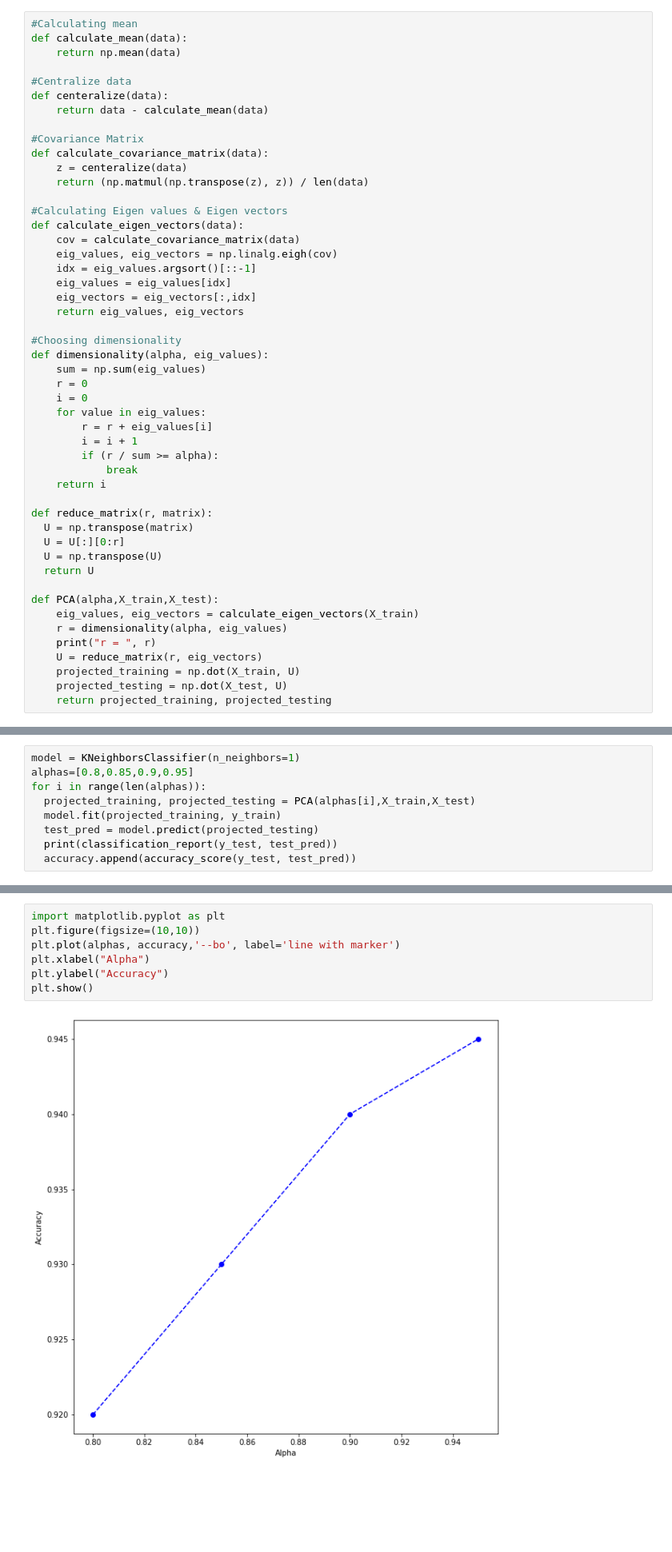
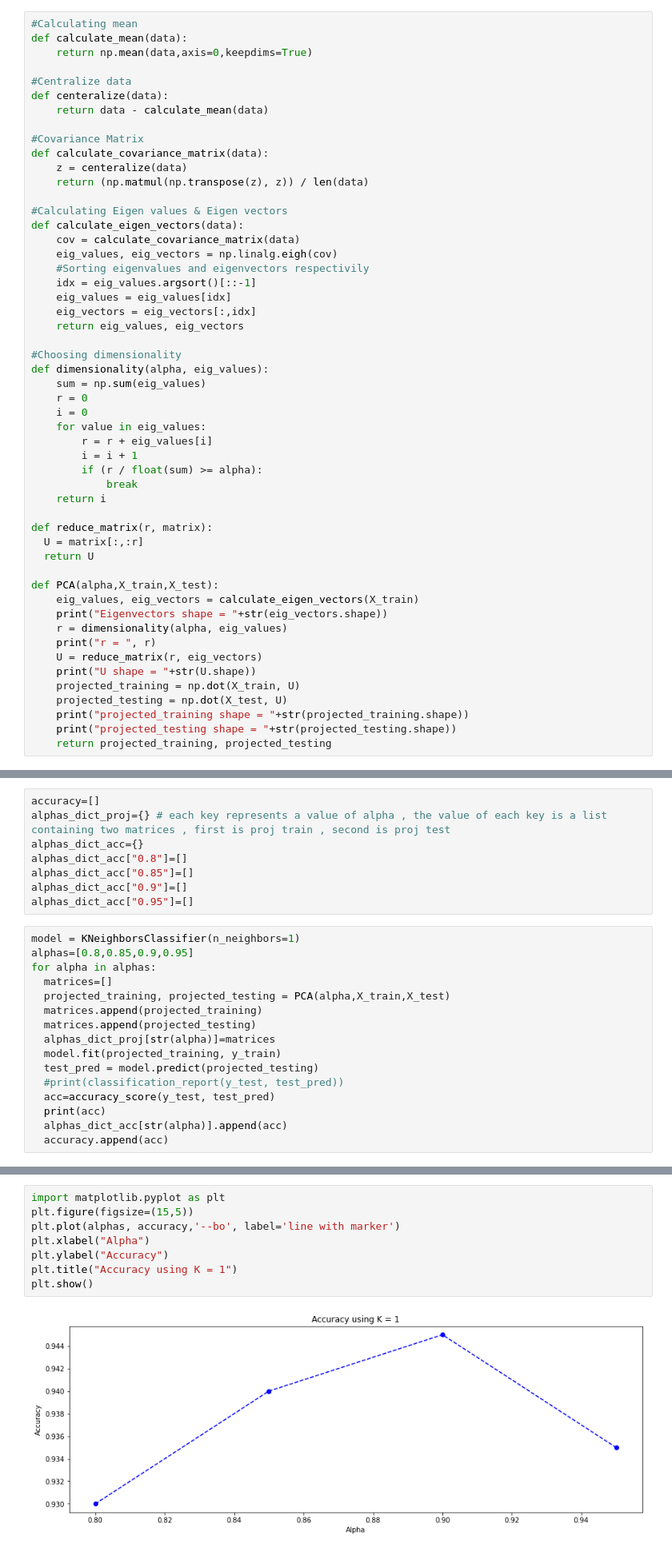
Before and after one commit to 74Mazen74/Face-Recognition, a Jupyter notebook: Assignment_1_PR.ipynb, the cells around one changed output, grey strips where cells are left out. Shown at 80% size. Cells and saved outputs as stored; diff of their text form; blank space fills up the shorter version.

```diff
--- a/Assignment_1_PR.ipynb
+++ b/Assignment_1_PR.ipynb
@@ -71,7 +73,7 @@ print(X_test.shape)
 # %%
 #Calculating mean
 def calculate_mean(data):
-    return np.mean(data)
+    return np.mean(data,axis=0,keepdims=True)
 
 #Centralize data
 def centeralize(data):
@@ -86,6 +88,7 @@ def calculate_covariance_matrix(data):
 def calculate_eigen_vectors(data):
     cov = calculate_covariance_matrix(data)
     eig_values, eig_vectors = np.linalg.eigh(cov)
+    #Sorting eigenvalues and eigenvectors respectivily
     idx = eig_values.argsort()[::-1]
     eig_values = eig_values[idx]
     eig_vectors = eig_vectors[:,idx]
@@ -99,21 +102,23 @@ def dimensionality(alpha, eig_values):
     for value in eig_values:
         r = r + eig_values[i]
         i = i + 1
-        if (r / sum >= alpha):
+        if (r / float(sum) >= alpha):
             break
     return i
 
 def reduce_matrix(r, matrix):
-  U = np.transpose(matrix)
-  U = U[:][0:r]
-  U = np.transpose(U)
+  U = matrix[:,:r]
   return U
 
 def PCA(alpha,X_train,X_test):
     eig_values, eig_vectors = calculate_eigen_vectors(X_train)
+    print("Eigenvectors shape = "+str(eig_vectors.shape))
     r = dimensionality(alpha, eig_values)
     print("r = ", r)
     U = reduce_matrix(r, eig_vectors)
+    print("U shape = "+str(U.shape))
     projected_training = np.dot(X_train, U)
     projected_testing = np.dot(X_test, U)
+    print("projected_training shape = "+str(projected_training.shape))
+    print("projected_testing shape = "+str(projected_testing.shape))
     return projected_training, projected_testing
@@ -122,10 +129,25 @@ accuracy=[]
+# %%
+accuracy=[]
+alphas_dict_proj={} # each key represents a value of alpha , the value of each key is a list containing two matrices , first is proj train , second is proj test
+alphas_dict_acc={}
+alphas_dict_acc["0.8"]=[]
+alphas_dict_acc["0.85"]=[]
+alphas_dict_acc["0.9"]=[]
+alphas_dict_acc["0.95"]=[]
 # %%
 model = KNeighborsClassifier(n_neighbors=1)
 alphas=[0.8,0.85,0.9,0.95]
-for i in range(len(alphas)):
-  projected_training, projected_testing = PCA(alphas[i],X_train,X_test)
+for alpha in alphas:
+  matrices=[]
+  projected_training, projected_testing = PCA(alpha,X_train,X_test)
+  matrices.append(projected_training)
+  matrices.append(projected_testing)
+  alphas_dict_proj[str(alpha)]=matrices
   model.fit(projected_training, y_train)
   test_pred = model.predict(projected_testing)
-  print(classification_report(y_test, test_pred))
-  accuracy.append(accuracy_score(y_test, test_pred))
+  #print(classification_report(y_test, test_pred))
+  acc=accuracy_score(y_test, test_pred)
+  print(acc)
+  alphas_dict_acc[str(alpha)].append(acc)
+  accuracy.append(acc)
 # %% [output]
@@ -149,9 +171,10 @@ weighted avg       0.95      0.94      0.94       200
 # %%
 import matplotlib.pyplot as plt
-plt.figure(figsize=(10,10))
+plt.figure(figsize=(15,5))
 plt.plot(alphas, accuracy,'--bo', label='line with marker')
 plt.xlabel("Alpha")
 plt.ylabel("Accuracy")
+plt.title("Accuracy using K = 1")
 plt.show()
 # %% [output]
-[figure, old version]
+[figure, new version]
```
Also changed, not shown: parts of 41 cells of this notebook.
